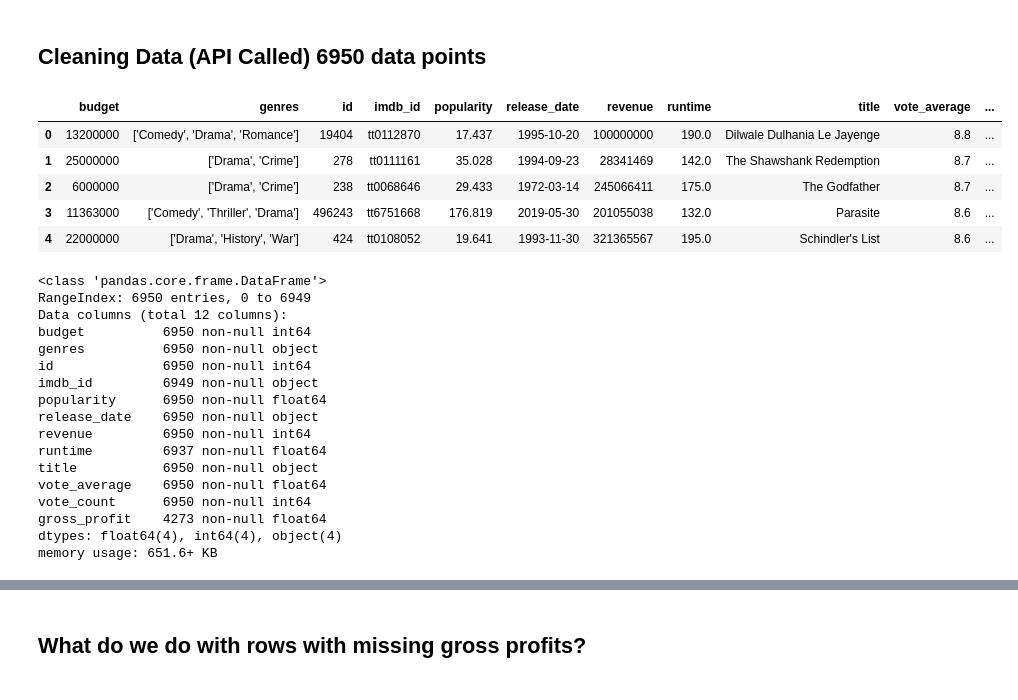
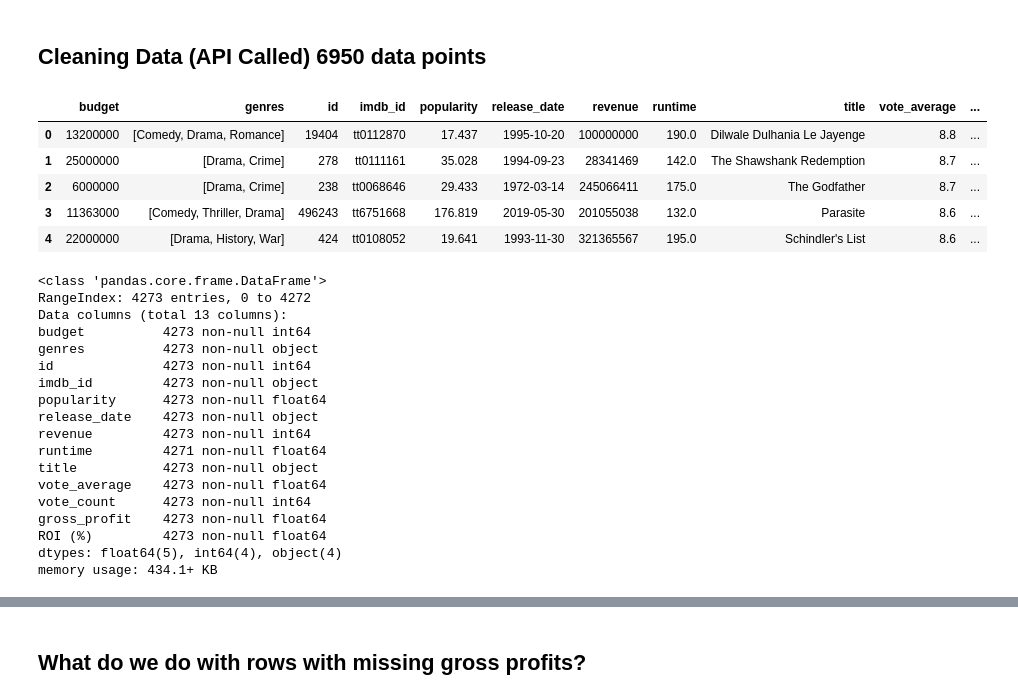
Before and after one commit to chrispfchung/mediaproject, a Jupyter notebook: Preprocessing API call Data (movieDB).ipynb, the cells around one changed output, grey strips where cells are left out. Saved outputs shown, nothing was run; the diff lists cells and outputs as text; code cells hidden in the pictures.

Commit message:
created weighted averages/budgets

```diff
--- a/Preprocessing API call Data (movieDB).ipynb
+++ b/Preprocessing API call Data (movieDB).ipynb
@@ -23,29 +24,30 @@ df_profits = df[df['gross_profit'].notna()]
 # %%
-df.head() # this is what our data looks like
+df_profits.head() # this is what our data looks like
 # %% [output]
 |  | budget | genres | id | imdb_id | popularity | release_date | revenue | runtime | title | vote_average | ... |
-| 0 | 13200000 | ['Comedy', 'Drama', 'Romance'] | 19404 | tt0112870 | 17.437 | 1995-10-20 | 100000000 | 190.0 | Dilwale Dulhania Le Jayenge | 8.8 | ... |
-| 1 | 25000000 | ['Drama', 'Crime'] | 278 | tt0111161 | 35.028 | 1994-09-23 | 28341469 | 142.0 | The Shawshank Redemption | 8.7 | ... |
-| 2 | 6000000 | ['Drama', 'Crime'] | 238 | tt0068646 | 29.433 | 1972-03-14 | 245066411 | 175.0 | The Godfather | 8.7 | ... |
-| 3 | 11363000 | ['Comedy', 'Thriller', 'Drama'] | 496243 | tt6751668 | 176.819 | 2019-05-30 | 201055038 | 132.0 | Parasite | 8.6 | ... |
-| 4 | 22000000 | ['Drama', 'History', 'War'] | 424 | tt0108052 | 19.641 | 1993-11-30 | 321365567 | 195.0 | Schindler's List | 8.6 | ... |
+| 0 | 13200000 | [Comedy, Drama, Romance] | 19404 | tt0112870 | 17.437 | 1995-10-20 | 100000000 | 190.0 | Dilwale Dulhania Le Jayenge | 8.8 | ... |
+| 1 | 25000000 | [Drama, Crime] | 278 | tt0111161 | 35.028 | 1994-09-23 | 28341469 | 142.0 | The Shawshank Redemption | 8.7 | ... |
+| 2 | 6000000 | [Drama, Crime] | 238 | tt0068646 | 29.433 | 1972-03-14 | 245066411 | 175.0 | The Godfather | 8.7 | ... |
+| 3 | 11363000 | [Comedy, Thriller, Drama] | 496243 | tt6751668 | 176.819 | 2019-05-30 | 201055038 | 132.0 | Parasite | 8.6 | ... |
+| 4 | 22000000 | [Drama, History, War] | 424 | tt0108052 | 19.641 | 1993-11-30 | 321365567 | 195.0 | Schindler's List | 8.6 | ... |
 # %%
-df.info() # 6950 no missing data apparently, 4273/6950 have gross_profit (61% of data can use profit metric)
+df_profits.info() # 6950 no missing data apparently, 4273/6950 have gross_profit (61% of data can use profit metric)
 # %% [output]
 <class 'pandas.core.frame.DataFrame'>
-RangeIndex: 6950 entries, 0 to 6949
-Data columns (total 12 columns):
-budget          6950 non-null int64
-genres          6950 non-null object
-id              6950 non-null int64
-imdb_id         6949 non-null object
-popularity      6950 non-null float64
-release_date    6950 non-null object
-revenue         6950 non-null int64
-runtime         6937 non-null float64
-title           6950 non-null object
-vote_average    6950 non-null float64
-vote_count      6950 non-null int64
+RangeIndex: 4273 entries, 0 to 4272
+Data columns (total 13 columns):
+budget          4273 non-null int64
+genres          4273 non-null object
+id              4273 non-null int64
+imdb_id         4273 non-null object
+popularity      4273 non-null float64
+release_date    4273 non-null object
+revenue         4273 non-null int64
+runtime         4271 non-null float64
+title           4273 non-null object
+vote_average    4273 non-null float64
+vote_count      4273 non-null int64
 gross_profit    4273 non-null float64
-dtypes: float64(4), int64(4), object(4)
-memory usage: 651.6+ KB
+ROI (%)         4273 non-null float64
+dtypes: float64(5), int64(4), object(4)
+memory usage: 434.1+ KB
```
Also changed, not shown: parts of 30 cells of this notebook, 2 other files.
